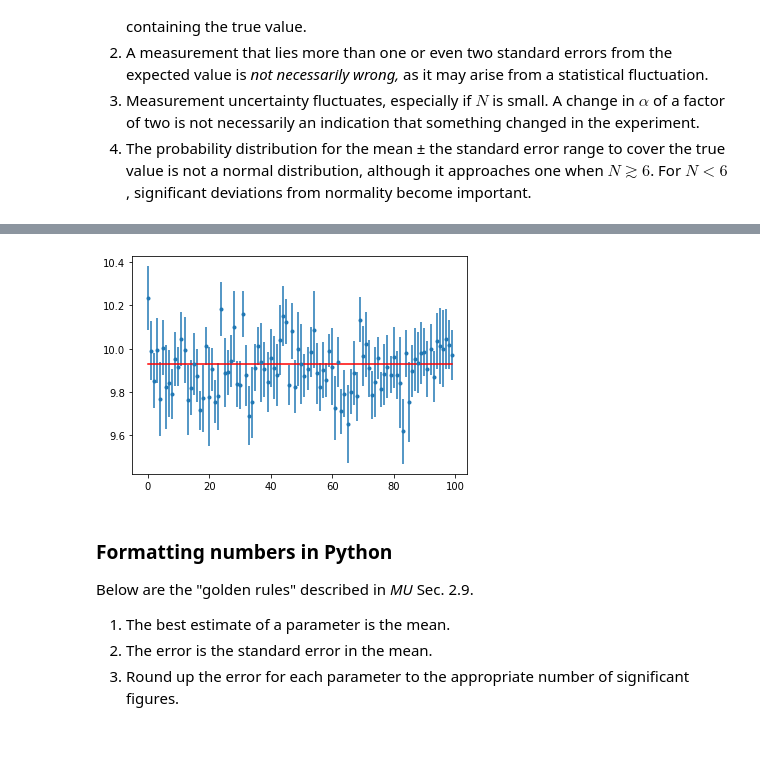
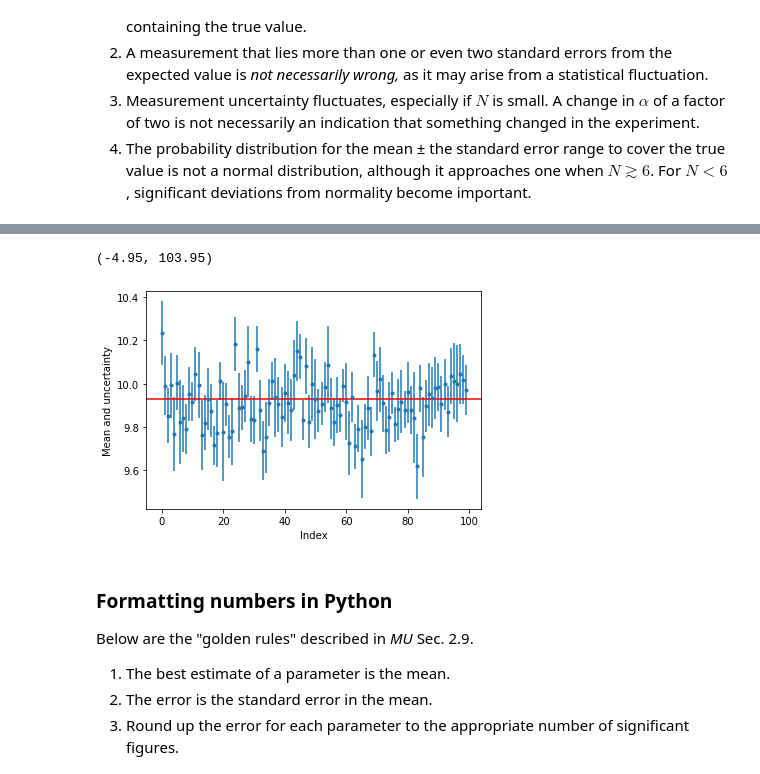
Before and after one commit to jsdodge/data-analysis-python, a Jupyter notebook: notebooks/2.0-Basic-statistics.ipynb, the cells around one changed output, grey strips where cells are left out. Cells and saved outputs as stored; diff of their text form; code cells hidden in the pictures; blank space fills up the shorter version.

```diff
--- a/notebooks/2.0-Basic-statistics.ipynb
+++ b/notebooks/2.0-Basic-statistics.ipynb
@@ -619,27 +643,35 @@ We use the [`errobar`](https://matplotlib.org/api/_as_gen/matplotlib.pyplot.erro
 # %%
 # Set the mean and standard deviation to the
 # values estimated from Table 2.1
 mu = 9.93
 sigma = 0.42
 
 # Seed the RNG and simulate N_rep = 1000 repetitions
 # of N_meas = 10 measurements
 N_meas = 10
 N_rep = 1000
 random.seed(0)
 period_sim_array = mu + sigma*random.randn(N_meas, N_rep)
 
 # Compute the mean along the first dimension
 period_mean = np.mean(period_sim_array, axis=0)
 
 # Compute the standard error along the first dimension
 period_stderr = np.std(period_sim_array, axis=0, ddof=1)/np.sqrt(N_meas)
 
+# Make the histogram
 n_show = 100
-plt.errorbar(np.arange(n_show), period_mean[:n_show], yerr=period_stderr[:n_show], fmt='.');
-plt.plot(np.arange(n_show), mu*np.ones(n_show), 'r-');
+plt.errorbar(np.arange(n_show), period_mean[:n_show], yerr=period_stderr[:n_show], fmt='.')
+plt.xlabel('Index')
+plt.ylabel('Mean and uncertainty');
+
+# Plot a horizontal red line to indicate the true mean
+xmin, xmax = plt.xlim()
+plt.plot([xmin, xmax], [mu, mu], 'r-');
+plt.xlim(xmin, xmax);
 # %% [output]
+(-4.95, 103.95)
-[figure, old version]
+[figure, new version]
 # %% [markdown]
 ### Formatting numbers in Python
 Below are the "golden rules" described in *MU* Sec. 2.9.
```
Also changed, not shown: parts of 20 cells of this notebook, 3 other files.
